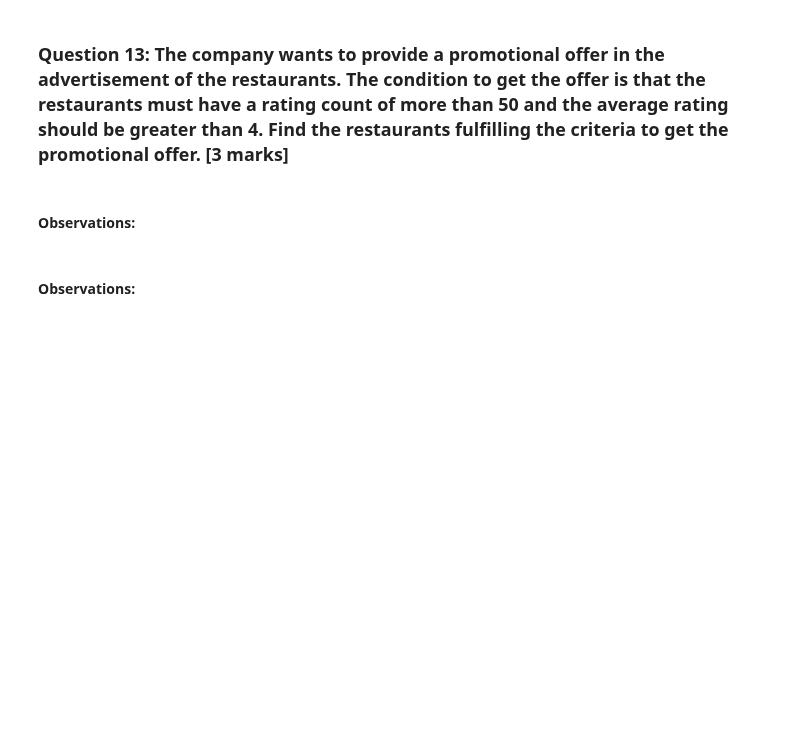
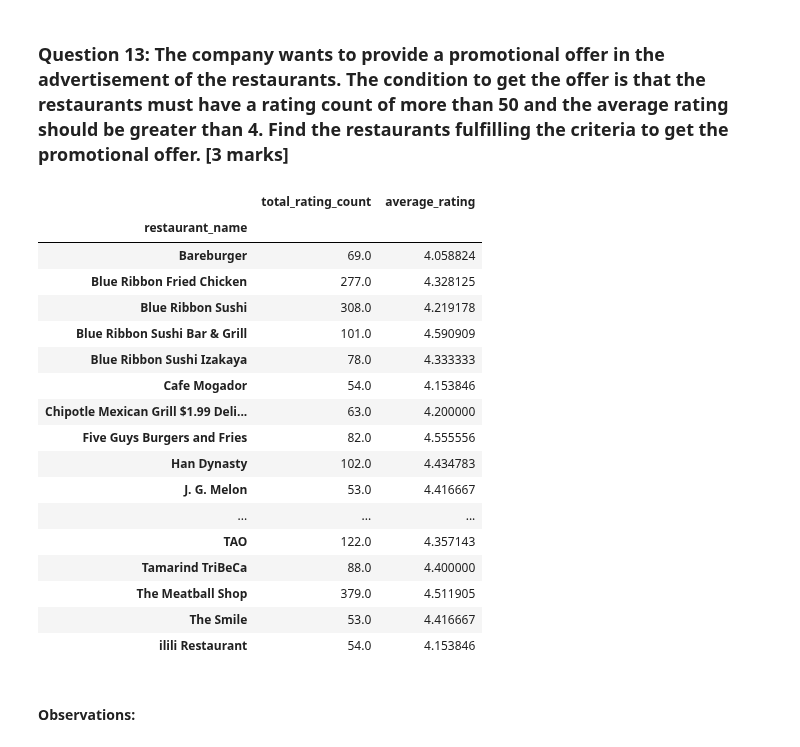
Before and after one commit to Suhaskarthik/python-foodhub-project, a Jupyter notebook: foodhub_project.ipynb, the cells around one changed output. Drawn from its saved outputs; the diff is of its cells as text; code cells hidden in the pictures; blank space fills up the shorter version.

```diff
--- a/foodhub_project.ipynb
+++ b/foodhub_project.ipynb
@@ -387,2 +390,0 @@ plt.show()
-# %% [markdown]
-#### Observations:
@@ -391,3 +391,39 @@ plt.show()
+# %%
+# Calculate the total ratings number per restaurant
+rating_count = new_df.groupby('restaurant_name')['rating'].sum()
+
+# Calculate the average rating per restaurant
+average_rating = new_df.groupby('restaurant_name')['rating'].mean()
+
+# Combined the total ratings and average rating into a new data frame named combined_data
+combined_data = pd.concat([rating_count, average_rating], axis=1)
+
+# Rename the columns
+combined_data = combined_data.set_axis(['total_rating_count', 'average_rating'], axis=1)
+
+# Filter for restaurants with high ratings greater than 50 AND high average rating greater than 4.0
+top_rated_rest = combined_data[ (combined_data['total_rating_count'] >= 50) & (combined_data['average_rating'] >= 4.0) ]
+
+top_rated_rest
+# %% [output]
+|  | total_rating_count | average_rating |
+| restaurant_name |  |  |
+| Bareburger | 69.0 | 4.058824 |
+| Blue Ribbon Fried Chicken | 277.0 | 4.328125 |
+| Blue Ribbon Sushi | 308.0 | 4.219178 |
+| Blue Ribbon Sushi Bar & Grill | 101.0 | 4.590909 |
+| Blue Ribbon Sushi Izakaya | 78.0 | 4.333333 |
+| Cafe Mogador | 54.0 | 4.153846 |
+| Chipotle Mexican Grill $1.99 Deli... | 63.0 | 4.200000 |
+| Five Guys Burgers and Fries | 82.0 | 4.555556 |
+| Han Dynasty | 102.0 | 4.434783 |
+| J. G. Melon | 53.0 | 4.416667 |
+| ... | ... | ... |
+| TAO | 122.0 | 4.357143 |
+| Tamarind TriBeCa | 88.0 | 4.400000 |
+| The Meatball Shop | 379.0 | 4.511905 |
+| The Smile | 53.0 | 4.416667 |
+| ilili Restaurant | 54.0 | 4.153846 |
 # %% [markdown]
 #### Observations:
 # %% [markdown]
```
Also changed, not shown: parts of 8 cells of this notebook.
